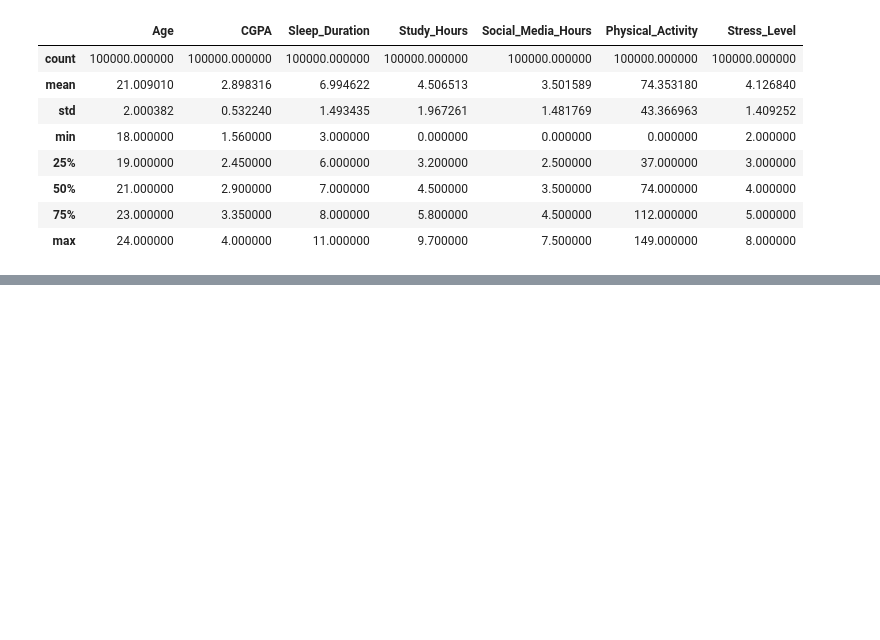
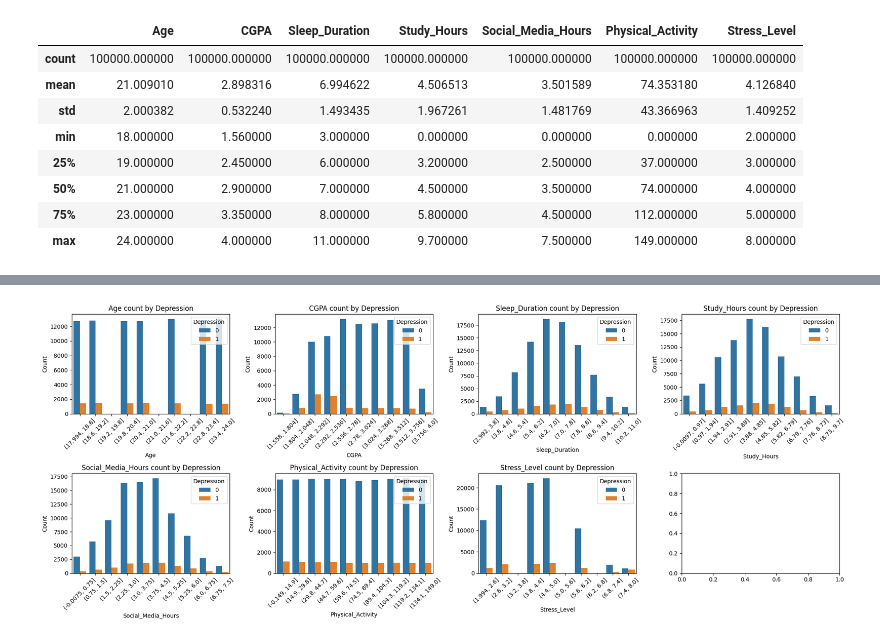
Before and after one commit to MDRobiulhassan/Machine-Learning-Course, a Jupyter notebook: Student_Perfomence.ipynb, the cells around one changed output, grey strips where cells are left out. Cells and saved outputs as stored; diff of their text form; code cells hidden in the pictures; blank space fills up the shorter version.

```diff
--- a/Student_Perfomence.ipynb
+++ b/Student_Perfomence.ipynb
@@ -199,0 +237,16 @@ df.describe()
+# %%
+import pandas as pd
+
+# Ensure Depression is numeric
+df['Depression'] = df['Depression'].astype(int)
+
+# Select features (exclude ID)
+features = [
+    'Age', 'CGPA', 'Sleep_Duration', 'Study_Hours',
+    'Social_Media_Hours', 'Physical_Activity', 'Stress_Level'
+]
+
+summary_table = df.groupby('Depression')[features].mean().T
+summary_table.columns = ['No_Depression (0)', 'Depression (1)']
+
+summary_table
@@ -199,0 +262,33 @@ df.describe()
+# %%
+import matplotlib.pyplot as plt
+import seaborn as sns
+import pandas as pd
+
+features = [
+    'Age', 'CGPA', 'Sleep_Duration', 'Study_Hours',
+    'Social_Media_Hours', 'Physical_Activity',
+    'Stress_Level'
+]
+
+fig, axes = plt.subplots(2, 4, figsize=(20, 8))
+axes = axes.flatten()
+
+for i, col in enumerate(features):
+    # Bin numeric features into 10 equal-width bins for countplot
+    df[f'{col}_binned'] = pd.cut(df[col], bins=10)
+
+    sns.countplot(
+        x=f'{col}_binned',
+        hue='Depression',
+        data=df,
+        ax=axes[i]
+    )
+    axes[i].set_title(f"{col} count by Depression")
+    axes[i].set_xlabel(col)
+    axes[i].set_ylabel("Count")
+    axes[i].tick_params(axis='x', rotation=45)
+
+plt.tight_layout()
+plt.show()
+# %% [output]
+[figure, added]
```
Also changed, not shown: parts of 29 cells of this notebook.
